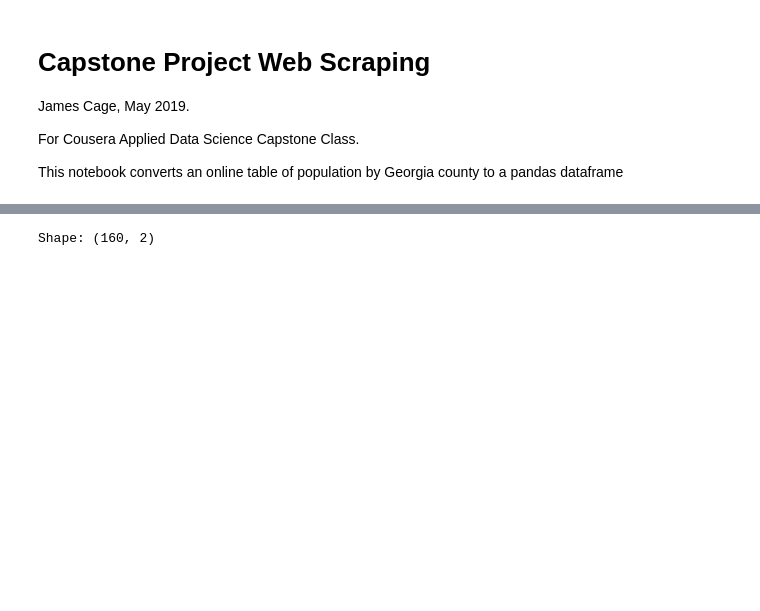
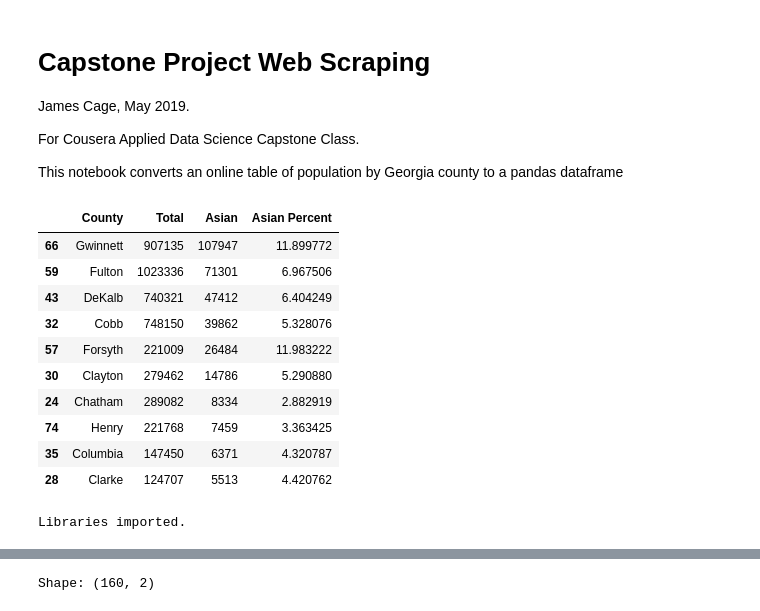
Before and after one commit to JamesDCage/Final-Week-0, a Jupyter notebook: Final Project Web Scraping.ipynb, the cells around one changed output, grey strips where cells are left out. Saved outputs shown, nothing was run; the diff lists cells and outputs as text; code cells hidden in the pictures; blank space fills up the shorter version.

```diff
--- a/Final Project Web Scraping.ipynb
+++ b/Final Project Web Scraping.ipynb
@@ -13,0 +8,47 @@ from bs4 import BeautifulSoup
+# %%
+df_georgia.sort_values(by='Asian', ascending=False).head(10)
+# %% [output]
+|  | County | Total | Asian | Asian Percent |
+| 66 | Gwinnett | 907135 | 107947 | 11.899772 |
+| 59 | Fulton | 1023336 | 71301 | 6.967506 |
+| 43 | DeKalb | 740321 | 47412 | 6.404249 |
+| 32 | Cobb | 748150 | 39862 | 5.328076 |
+| 57 | Forsyth | 221009 | 26484 | 11.983222 |
+| 30 | Clayton | 279462 | 14786 | 5.290880 |
+| 24 | Chatham | 289082 | 8334 | 2.882919 |
+| 74 | Henry | 221768 | 7459 | 3.363425 |
+| 35 | Columbia | 147450 | 6371 | 4.320787 |
+| 28 | Clarke | 124707 | 5513 | 4.420762 |
+# %%
+# Import necessary libraries
+import numpy as np # library to handle data in a vectorized manner
+
+import pandas as pd # library for data analsysis
+pd.set_option('display.max_columns', None)
+pd.set_option('display.max_rows', None)
+
+import json # library to handle JSON files
+
+# uncomment the following line to install geopy if needed
+#!conda install -c conda-forge geopy --yes
+from geopy.geocoders import Nominatim # convert an address into latitude and longitude values
+
+import requests # library to handle requests
+from pandas.io.json import json_normalize # tranform JSON file into a pandas dataframe
+
+# Matplotlib and associated plotting modules
+import matplotlib.cm as cm
+import matplotlib.colors as colors
+
+# import k-means from clustering stage
+from sklearn.cluster import KMeans
+
+#!conda install -c conda-forge folium=0.5.0 --yes # uncomment this line if you haven't completed the Foursquare API lab
+import folium # map rendering library
+
+import requests
+from bs4 import BeautifulSoup
+
+print('Libraries imported.')
+# %% [output]
+Libraries imported.
```
Also changed, not shown: parts of 7 cells of this notebook, 1 other file.
